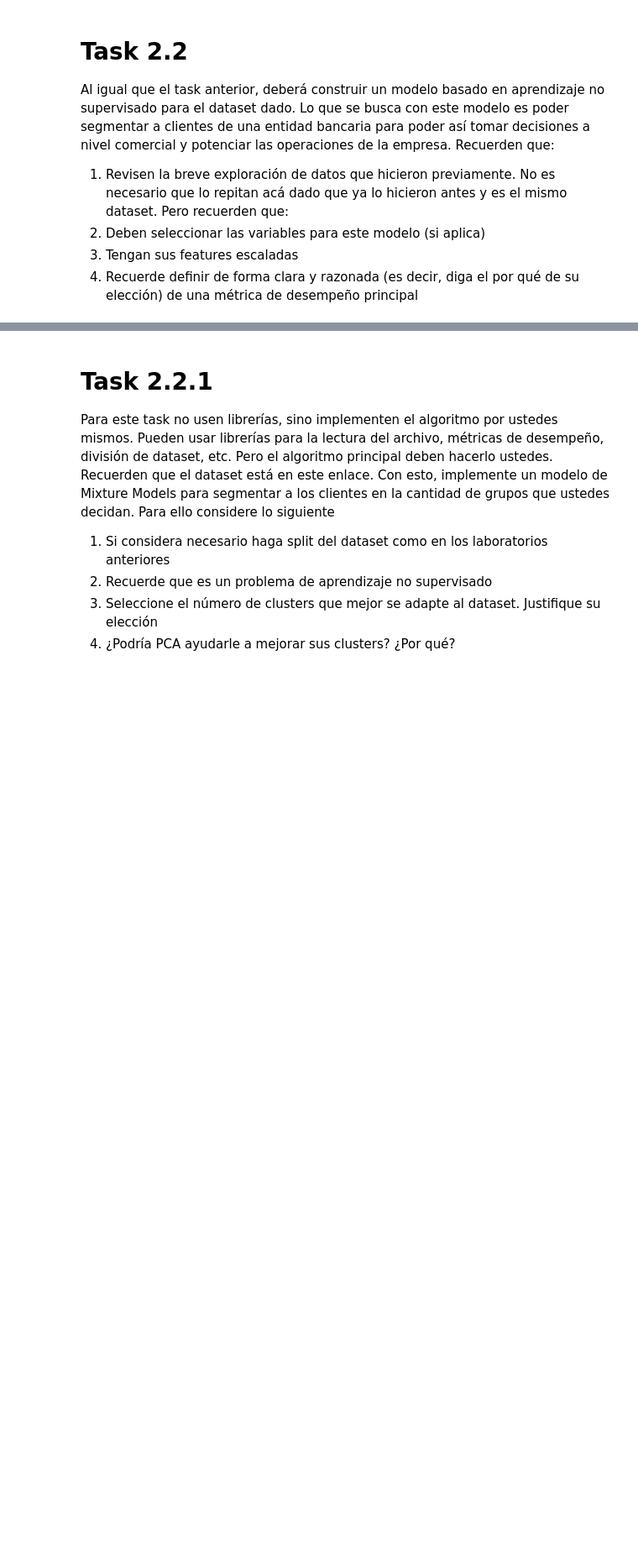
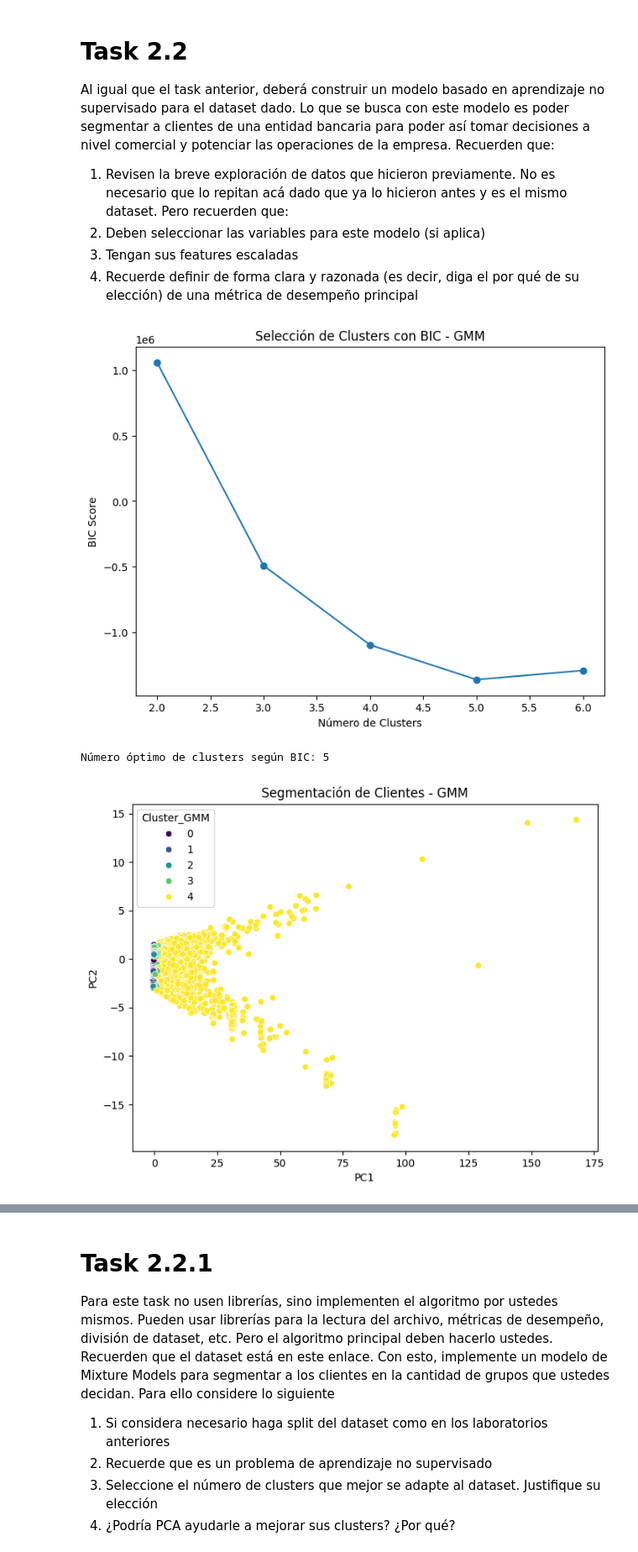
Before and after one commit to Silviaillescas/Lab4-IA, a Jupyter notebook: Task2.ipynb, the cells around one changed output, grey strips where cells are left out. Shown at 84% size. Saved outputs shown, nothing was run; the diff lists cells and outputs as text; code cells hidden in the pictures; blank space fills up the shorter version.

```diff
--- a/Task2.ipynb
+++ b/Task2.ipynb
@@ -251,0 +252,66 @@ desempeño principal
+# %%
+import pandas as pd
+import numpy as np
+import matplotlib.pyplot as plt
+import seaborn as sns
+from sklearn.preprocessing import StandardScaler, LabelEncoder
+from sklearn.mixture import GaussianMixture
+from sklearn.decomposition import PCA
+
+# Cargar el dataset
+df = pd.read_csv("bank_transactions.csv")
+
+# Manejo de valores nulos
+df.fillna(df.median(numeric_only=True), inplace=True)
+for col in df.select_dtypes(include=['object']).columns:
+    df[col] = df[col].fillna(df[col].mode()[0])
+
+# Codificación de variables categóricas
+for col in ['CustGender', 'CustLocation']:
+    df[col] = LabelEncoder().fit_transform(df[col])
+
+# Escalar las variables
+scaler = StandardScaler()
+df_scaled = scaler.fit_transform(df[['CustAccountBalance', 'TransactionAmount (INR)', 'TransactionTime']])
+
+# Selección del número óptimo de clusters usando BIC
+bic_scores = []
+k_range = range(2, 7)
+for k in k_range:
+    gmm = GaussianMixture(n_components=k, random_state=42)
+    gmm.fit(df_scaled)
+    bic_scores.append(gmm.bic(df_scaled))
+
+# Graficar BIC para determinar el mejor número de clusters
+plt.figure(figsize=(8,6))
+plt.plot(k_range, bic_scores, marker='o', linestyle='-')
+plt.xlabel('Número de Clusters')
+plt.ylabel('BIC Score')
+plt.title('Selección de Clusters con BIC - GMM')
+plt.show()
+
+# Seleccionar el número óptimo de clusters
+optimal_k = k_range[np.argmin(bic_scores)]
+print(f"Número óptimo de clusters según BIC: {optimal_k}")
+
+# Aplicar GMM con el número óptimo de clusters
+gmm = GaussianMixture(n_components=optimal_k, random_state=42)
+df['Cluster_GMM'] = gmm.fit_predict(df_scaled)
+
+# Aplicar PCA para visualización
+df_pca = PCA(n_components=2).fit_transform(df_scaled)
+df_pca_df = pd.DataFrame(df_pca, columns=['PC1', 'PC2'])
+df_pca_df['Cluster_GMM'] = df['Cluster_GMM']
+
+# Visualización de los clusters
+plt.figure(figsize=(8,6))
+sns.scatterplot(x='PC1', y='PC2', hue='Cluster_GMM', data=df_pca_df, palette='viridis')
+plt.title("Segmentación de Clientes - GMM")
+plt.show()
+
+# Guardar resultados
+df.to_csv("clientes_segmentados_gmm.csv", index=False)
+# %% [output]
+[figure, added]
+Número óptimo de clusters según BIC: 5
+[figure, added]
```
Also changed, not shown: parts of 7 cells of this notebook, 1 other file.
